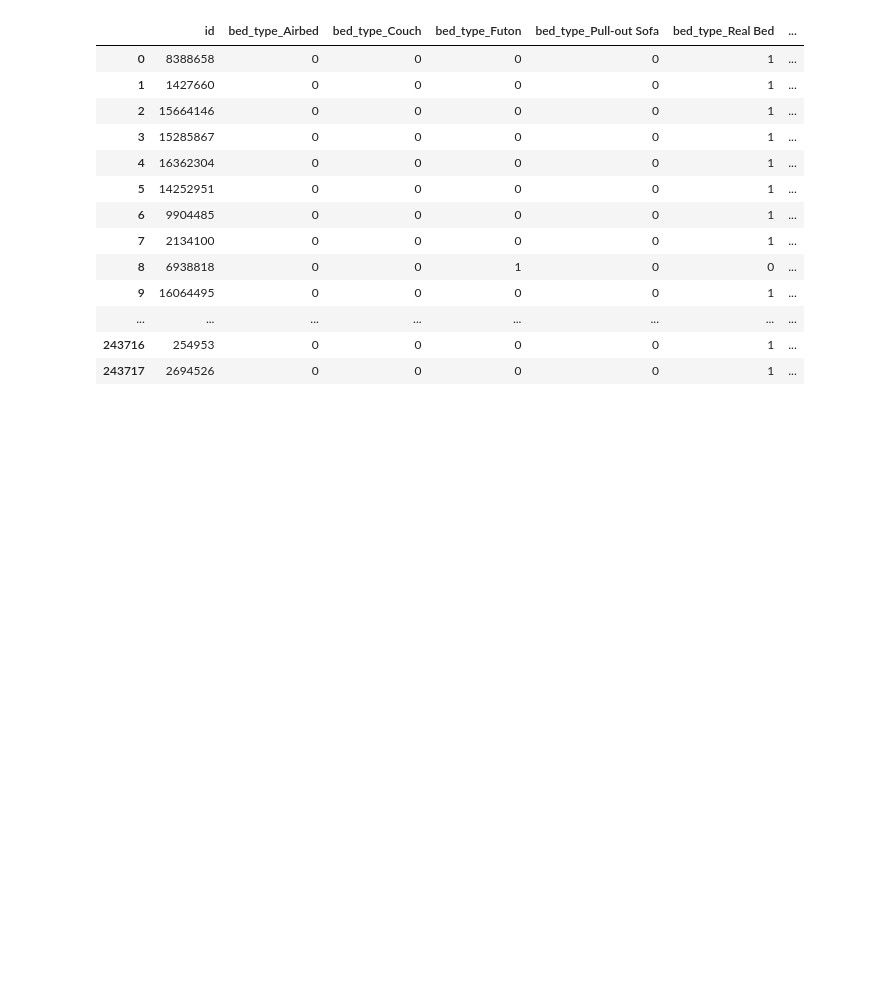
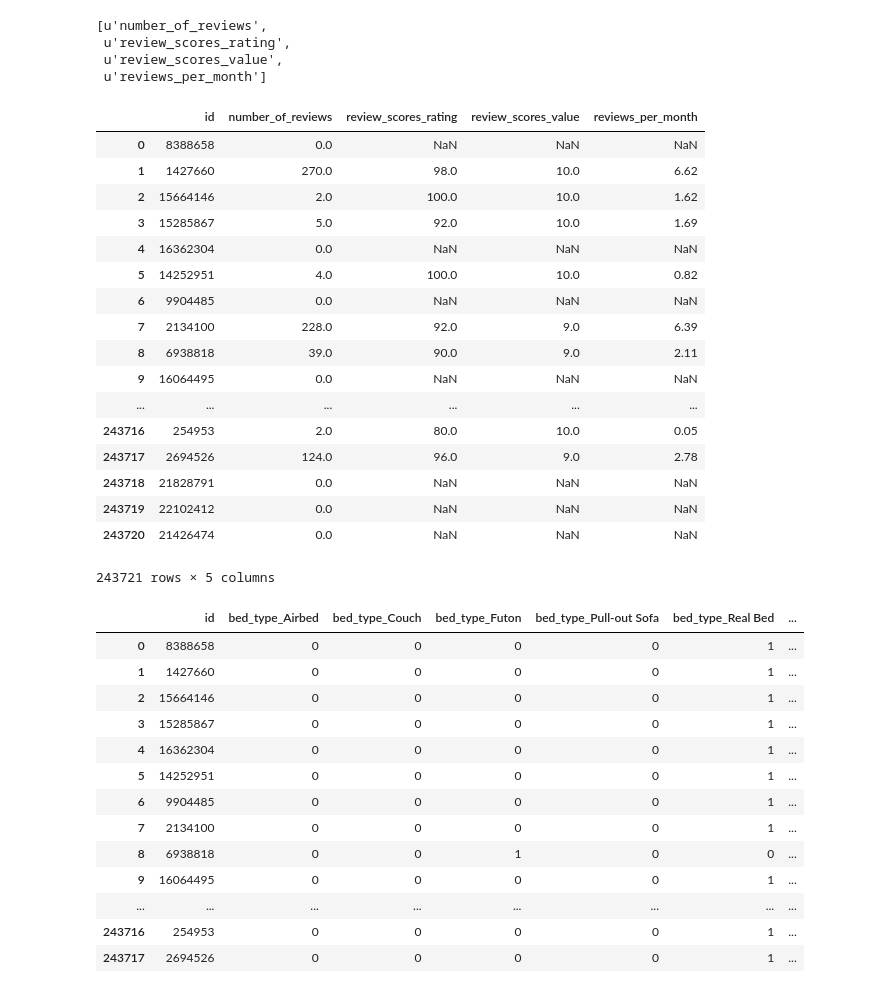
Before and after one commit to jhabib/w210, a Jupyter notebook: clean_data.ipynb, the cells around one changed output. Saved outputs shown, nothing was run; the diff lists cells and outputs as text; code cells hidden in the pictures; blank space fills up the shorter version.

```diff
--- a/clean_data.ipynb
+++ b/clean_data.ipynb
@@ -93,3 +93,41 @@ for sample in cursor:
     data.append(sample)
 
 data = pd.DataFrame(data)
+# %%
+# Extract dependent variables
+
+review_cols = []
+for c in data.columns:
+    if 'review' in c: review_cols.append(c)
+
+review_cols
+# %% [output]
+[u'number_of_reviews',
+ u'review_scores_rating',
+ u'review_scores_value',
+ u'reviews_per_month']
+# %%
+reviews = pd.DataFrame()
+reviews['id'] = data['id']
+reviews[review_cols] = data[review_cols].astype(float)
+# %%
+reviews
+# %% [output]
+|  | id | number_of_reviews | review_scores_rating | review_scores_value | reviews_per_month |
+| 0 | 8388658 | 0.0 | NaN | NaN | NaN |
+| 1 | 1427660 | 270.0 | 98.0 | 10.0 | 6.62 |
+| 2 | 15664146 | 2.0 | 100.0 | 10.0 | 1.62 |
+| 3 | 15285867 | 5.0 | 92.0 | 10.0 | 1.69 |
+| 4 | 16362304 | 0.0 | NaN | NaN | NaN |
+| 5 | 14252951 | 4.0 | 100.0 | 10.0 | 0.82 |
+| 6 | 9904485 | 0.0 | NaN | NaN | NaN |
+| 7 | 2134100 | 228.0 | 92.0 | 9.0 | 6.39 |
+| 8 | 6938818 | 39.0 | 90.0 | 9.0 | 2.11 |
+| 9 | 16064495 | 0.0 | NaN | NaN | NaN |
+| ... | ... | ... | ... | ... | ... |
+| 243716 | 254953 | 2.0 | 80.0 | 10.0 | 0.05 |
+| 243717 | 2694526 | 124.0 | 96.0 | 9.0 | 2.78 |
+| 243718 | 21828791 | 0.0 | NaN | NaN | NaN |
+| 243719 | 22102412 | 0.0 | NaN | NaN | NaN |
+| 243720 | 21426474 | 0.0 | NaN | NaN | NaN |
+243721 rows × 5 columns
```
Also changed, not shown: parts of 11 cells of this notebook, 2 other files.
